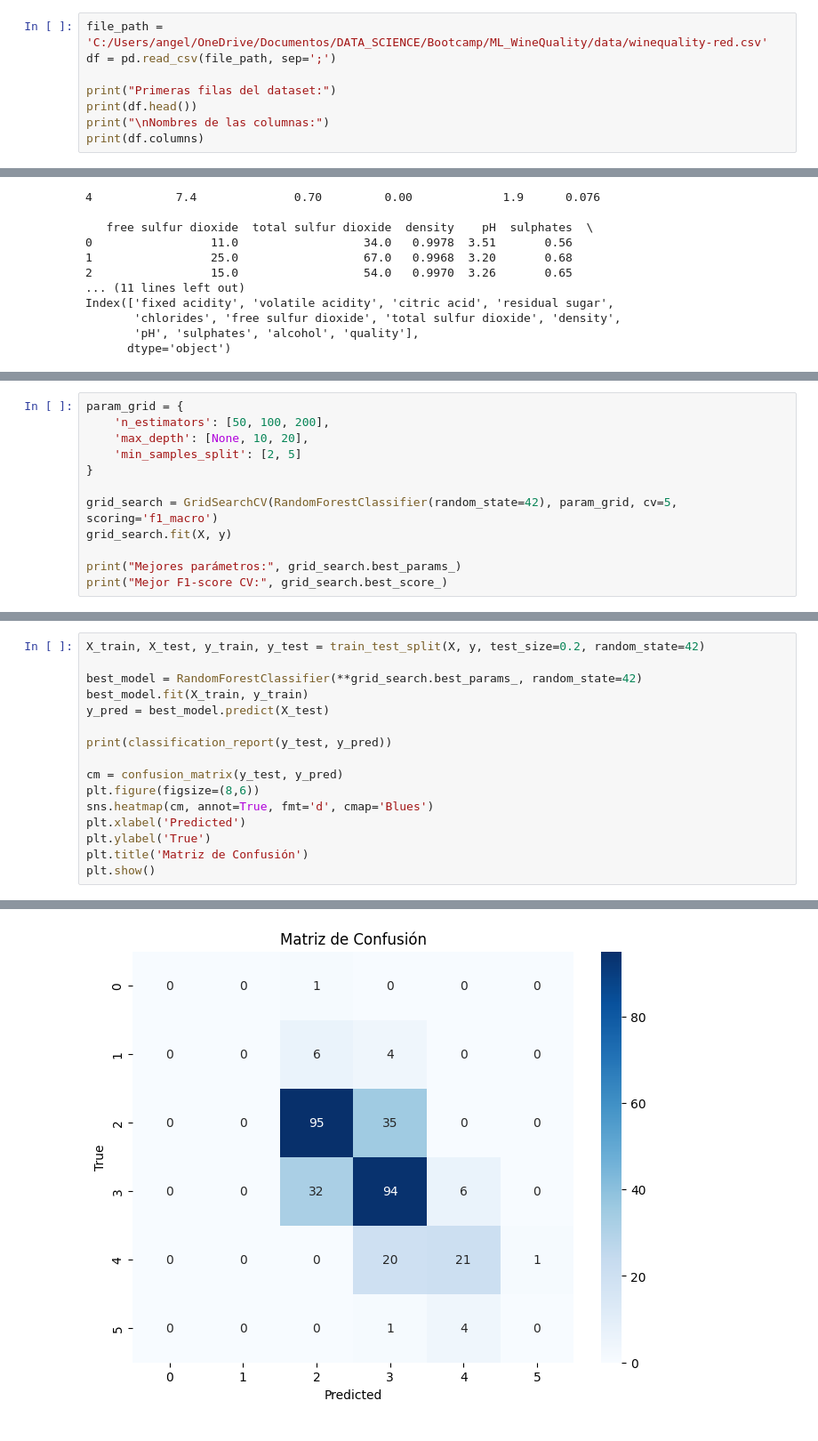
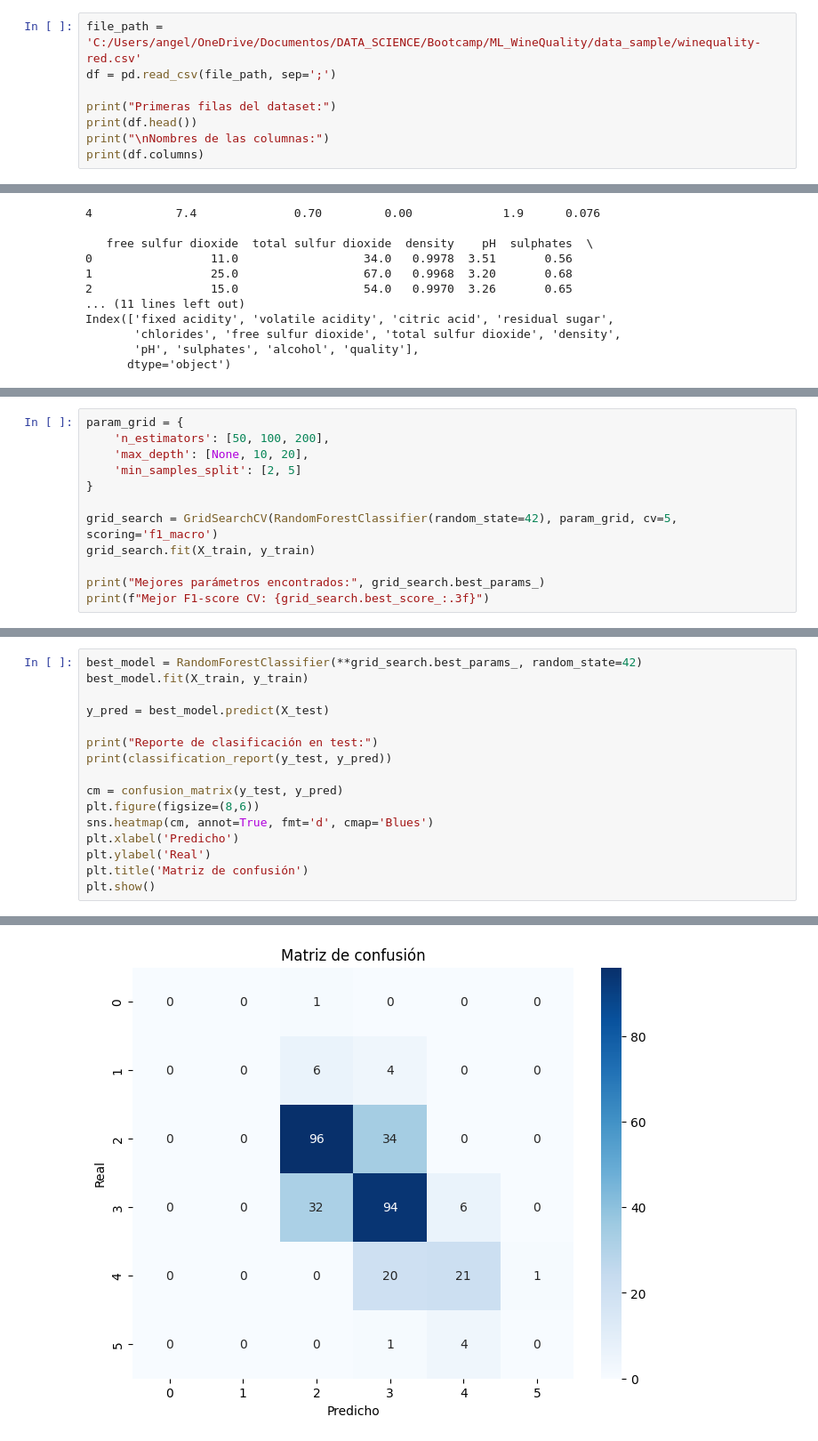
Before and after one commit to Angie-are/ML_WineQuality, a Jupyter notebook: src/results_notebook/ML_WineQuality.ipynb, the cells around one changed output, grey strips where cells are left out. Shown at 89% size. Drawn from its saved outputs; the diff is of its cells as text.

```diff
--- a/src/results_notebook/ML_WineQuality.ipynb
+++ b/src/results_notebook/ML_WineQuality.ipynb
@@ -50,5 +63,5 @@ import joblib
 # %%
-file_path = 'C:/Users/angel/OneDrive/Documentos/DATA_SCIENCE/Bootcamp/ML_WineQuality/data/winequality-red.csv'
+file_path = 'C:/Users/angel/OneDrive/Documentos/DATA_SCIENCE/Bootcamp/ML_WineQuality/data_sample/winequality-red.csv'
 df = pd.read_csv(file_path, sep=';')
 
 print("Primeras filas del dataset:")
@@ -257,8 +230,8 @@ param_grid = {
 }
 
 grid_search = GridSearchCV(RandomForestClassifier(random_state=42), param_grid, cv=5, scoring='f1_macro')
-grid_search.fit(X, y)
+grid_search.fit(X_train, y_train)
 
-print("Mejores parámetros:", grid_search.best_params_)
-print("Mejor F1-score CV:", grid_search.best_score_)
+print("Mejores parámetros encontrados:", grid_search.best_params_)
+print(f"Mejor F1-score CV: {grid_search.best_score_:.3f}")
 # %% [output]
@@ -277,17 +246,17 @@ Esta técnica nos ayuda a encontrar configuraciones óptimas para evitar tanto e
 # %%
-X_train, X_test, y_train, y_test = train_test_split(X, y, test_size=0.2, random_state=42)
-
 best_model = RandomForestClassifier(**grid_search.best_params_, random_state=42)
 best_model.fit(X_train, y_train)
+
 y_pred = best_model.predict(X_test)
 
+print("Reporte de clasificación en test:")
 print(classification_report(y_test, y_pred))
 
 cm = confusion_matrix(y_test, y_pred)
 plt.figure(figsize=(8,6))
 sns.heatmap(cm, annot=True, fmt='d', cmap='Blues')
-plt.xlabel('Predicted')
-plt.ylabel('True')
-plt.title('Matriz de Confusión')
+plt.xlabel('Predicho')
+plt.ylabel('Real')
+plt.title('Matriz de confusión')
 plt.show()
 # %% [output]
@@ -305,2 +275,2 @@ plt.show()
 weighted avg       0.63      0.66      0.64       320
-[figure, old version]
+[figure, new version]
```
Also changed, not shown: parts of 27 cells of this notebook.
